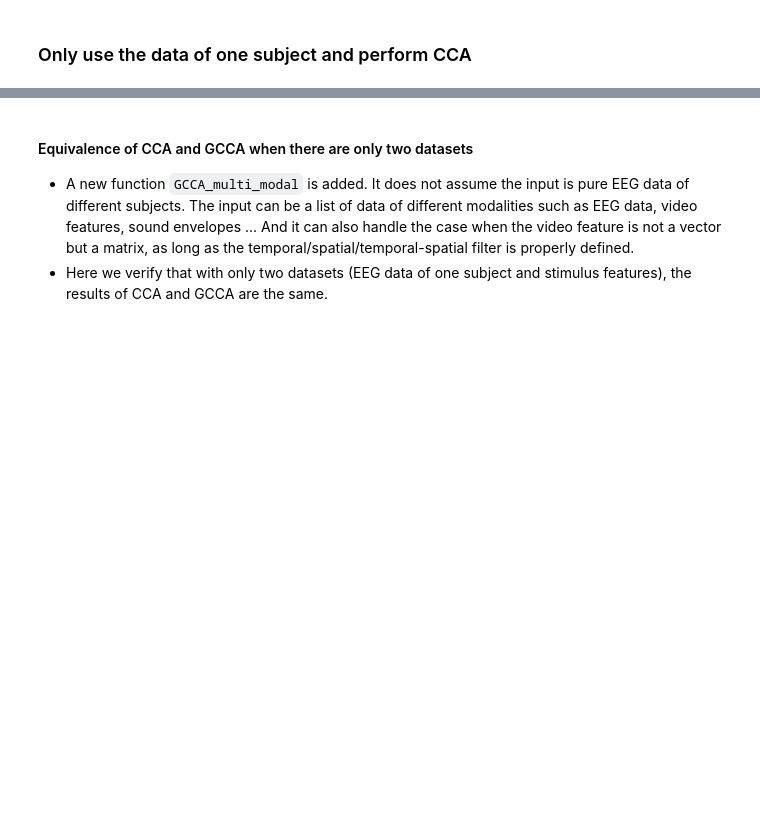
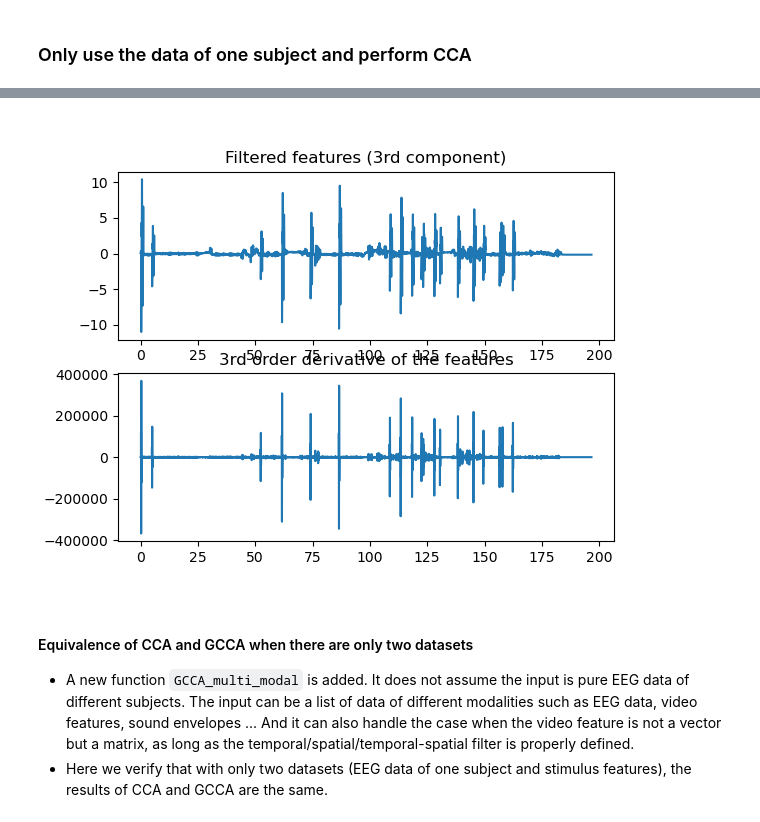
Before and after one commit to YYao-42/Identifying-Temporal-Correlations-Between-Natural-Single-shot-Videos-and-EEG-Signals, a Jupyter notebook: legacy/Parra_Exp.ipynb, the cells around one changed output, grey strips where cells are left out. Drawn from its saved outputs; the diff is of its cells as text; code cells hidden in the pictures; blank space fills up the shorter version.

```diff
--- a/legacy/Parra_Exp.ipynb
+++ b/legacy/Parra_Exp.ipynb
@@ -114,3 +144,15 @@ plt.show()
+# %%
+grad_3= np.gradient(grad_grad, dt)
+plt.close()
+ax1 = plt.subplot(211)
+ax1.plot(times, filtered_Sti[:,compo-1])
+ax1.title.set_text('Filtered features (3rd component)')
+ax2 = plt.subplot(212, sharex = ax1)
+ax2.plot(times, grad_3)
+ax2.title.set_text('3rd order derivative of the features')
+plt.show()
+# %% [output]
+[figure, added]
 # %% [markdown]
 #### Equivalence of CCA and GCCA when there are only two datasets
 - A new function `GCCA_multi_modal` is added. It does not assume the input is pure EEG data of different subjects. The input can be a list of data of different modalities such as EEG data, video features, sound envelopes ... And it can also handle the case when the video feature is not a vector but a matrix, as long as the temporal/spatial/temporal-spatial filter is properly defined.
```
Also changed, not shown: parts of 6 cells of this notebook, 1 other file.
